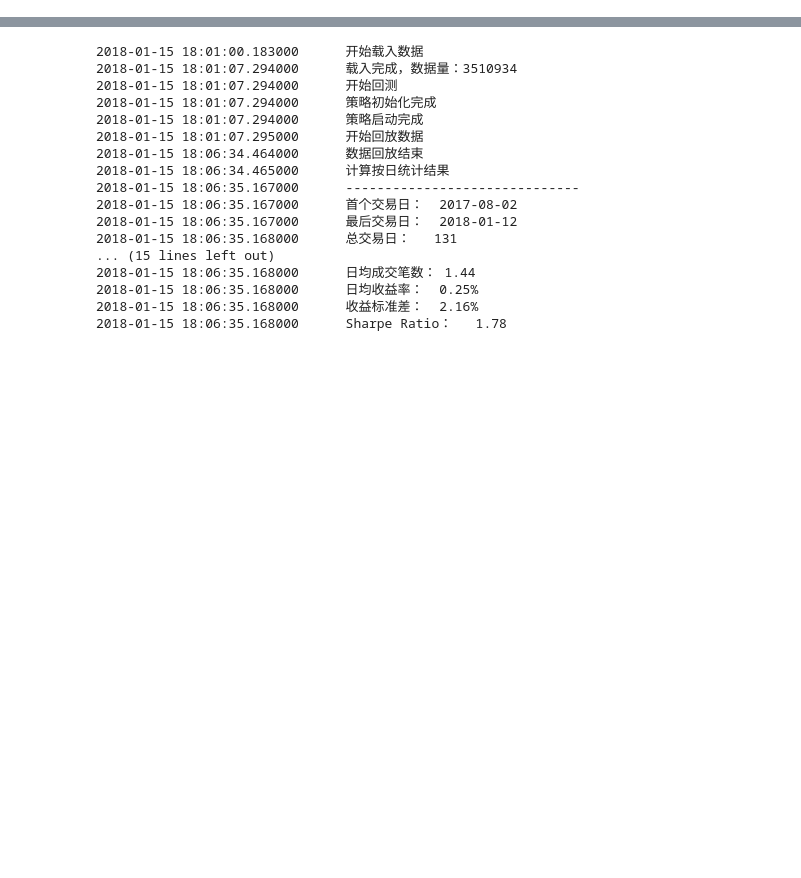
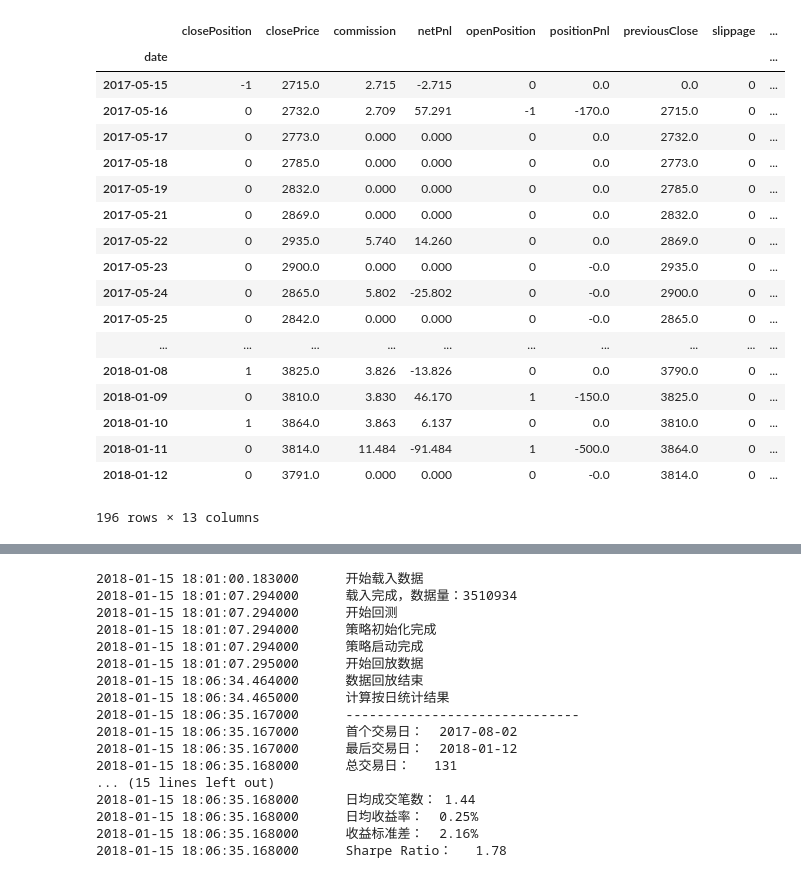
Before and after one commit to lo-e/python-for-investment, a Jupyter notebook: jupyter/Strategy/Simple.ipynb, the cells around one changed output, grey strips where cells are left out. Saved outputs shown, nothing was run; the diff lists cells and outputs as text; code cells hidden in the pictures; blank space fills up the shorter version.

```diff
--- a/jupyter/Strategy/Simple.ipynb
+++ b/jupyter/Strategy/Simple.ipynb
@@ -223,3 +222,49 @@ class SimpleStrategy(CtaTemplate):
     def onStopOrder(self, so):
         """停止单推送"""
         pass
+# %%
+def runBacktesting(strategyClass, settingDict, symbol,
+                   startDate, endDate, slippage,
+                   rate, size, priceTick):
+    """运行单标的回测"""
+    #创建回测引擎实例
+    engine = BacktestingEngine()
+
+    #设置引擎的回测模式为K线
+    engine.setBacktestingMode(engine.TICK_MODE)
+
+    #设置使用的数据库
+    engine.setDatabase(TICK_DB_NAME, symbol)
+
+    #设置回测的起始日期
+    engine.setStartDate(startDate, initDays = 0)
+
+    #设置回测的截至日期
+    engine.setEndDate(endDate)
+
+    #滑点设置
+    engine.setSlippage(slippage)
+
+    #合约交易手续费
+    engine.setRate(rate)
+
+    #合约每手数量
+    engine.setSize(size)
+
+    #合约最小价格变动
+    engine.setPriceTick(priceTick)
+
+    #引擎中创建策略对象
+    engine.initStrategy(strategyClass, settingDict)
+
+    #开始回测
+    engine.runBacktesting()
+
+    df = engine.calculateDailyResult()
+    return df
+# %%
+df1 = runBacktesting(SimpleStrategy, {}, 'rb1805.SHFE',
+                     '20170101', '20180115', 0,
+                     1.0/10000, 10, 1)
+df1
+# %% [output]
@@ -225,0 +279,19 @@ class SimpleStrategy(CtaTemplate):
+|  | closePosition | closePrice | commission | netPnl | openPosition | positionPnl | previousClose | slippage | ... |
+| date |  |  |  |  |  |  |  |  | ... |
+| 2017-05-15 | -1 | 2715.0 | 2.715 | -2.715 | 0 | 0.0 | 0.0 | 0 | ... |
+| 2017-05-16 | 0 | 2732.0 | 2.709 | 57.291 | -1 | -170.0 | 2715.0 | 0 | ... |
+| 2017-05-17 | 0 | 2773.0 | 0.000 | 0.000 | 0 | 0.0 | 2732.0 | 0 | ... |
+| 2017-05-18 | 0 | 2785.0 | 0.000 | 0.000 | 0 | 0.0 | 2773.0 | 0 | ... |
+| 2017-05-19 | 0 | 2832.0 | 0.000 | 0.000 | 0 | 0.0 | 2785.0 | 0 | ... |
+| 2017-05-21 | 0 | 2869.0 | 0.000 | 0.000 | 0 | 0.0 | 2832.0 | 0 | ... |
+| 2017-05-22 | 0 | 2935.0 | 5.740 | 14.260 | 0 | 0.0 | 2869.0 | 0 | ... |
+| 2017-05-23 | 0 | 2900.0 | 0.000 | 0.000 | 0 | -0.0 | 2935.0 | 0 | ... |
+| 2017-05-24 | 0 | 2865.0 | 5.802 | -25.802 | 0 | -0.0 | 2900.0 | 0 | ... |
+| 2017-05-25 | 0 | 2842.0 | 0.000 | 0.000 | 0 | -0.0 | 2865.0 | 0 | ... |
+| ... | ... | ... | ... | ... | ... | ... | ... | ... | ... |
+| 2018-01-08 | 1 | 3825.0 | 3.826 | -13.826 | 0 | 0.0 | 3790.0 | 0 | ... |
+| 2018-01-09 | 0 | 3810.0 | 3.830 | 46.170 | 1 | -150.0 | 3825.0 | 0 | ... |
+| 2018-01-10 | 1 | 3864.0 | 3.863 | 6.137 | 0 | 0.0 | 3810.0 | 0 | ... |
+| 2018-01-11 | 0 | 3814.0 | 11.484 | -91.484 | 1 | -500.0 | 3864.0 | 0 | ... |
+| 2018-01-12 | 0 | 3791.0 | 0.000 | 0.000 | 0 | -0.0 | 3814.0 | 0 | ... |
+196 rows × 13 columns
```
Also changed, not shown: parts of 4 cells of this notebook, 2 other files.
